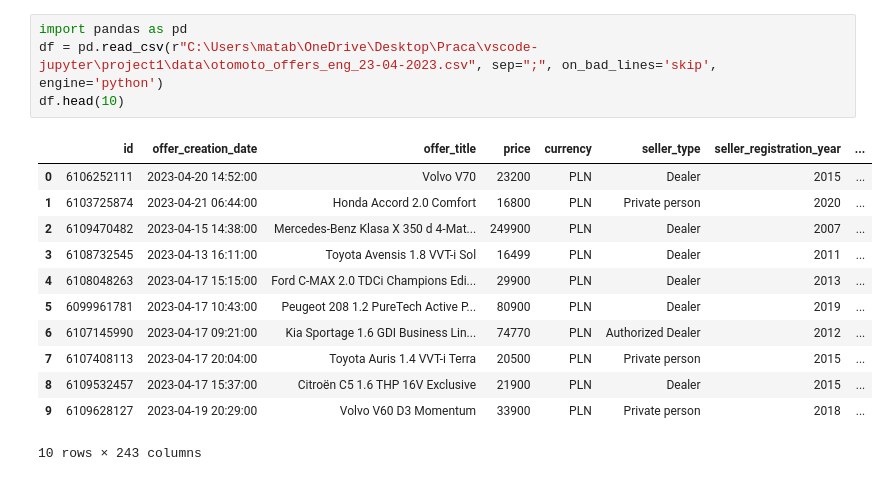
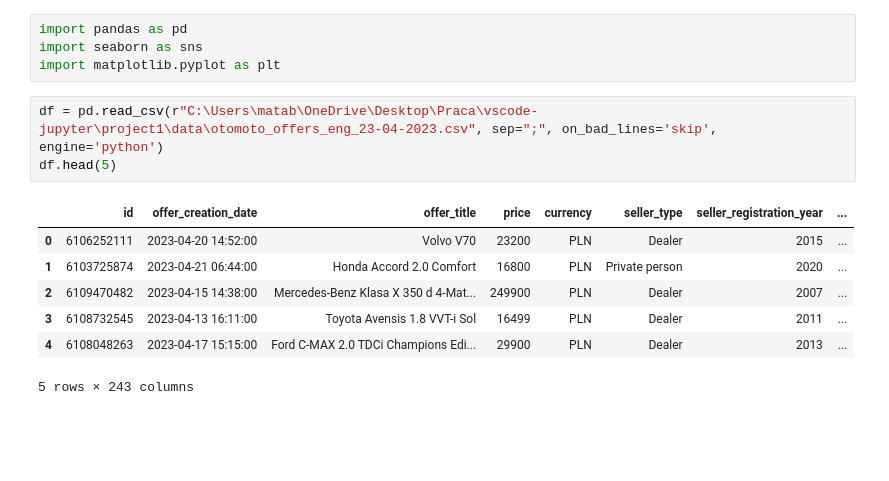
Before and after one commit to MatAbra06/otomoto-analysis, a Jupyter notebook: otomoto-analysis.ipynb, the cells around one changed output. Drawn from its saved outputs; the diff is of its cells as text; blank space fills up the shorter version.

```diff
--- a/otomoto-analysis.ipynb
+++ b/otomoto-analysis.ipynb
@@ -1,17 +1,15 @@
+# %%
+import pandas as pd
+import seaborn as sns
+import matplotlib.pyplot as plt
 # %%
-import pandas as pd
 df = pd.read_csv(r"C:\Users\matab\OneDrive\Desktop\Praca\vscode-jupyter\project1\data\otomoto_offers_eng_23-04-2023.csv", sep=";", on_bad_lines='skip', engine='python')
-df.head(10)
+df.head(5)
 # %% [output]
 |  | id | offer_creation_date | offer_title | price | currency | seller_type | seller_registration_year | ... |
 | 0 | 6106252111 | 2023-04-20 14:52:00 | Volvo V70 | 23200 | PLN | Dealer | 2015 | ... |
 | 1 | 6103725874 | 2023-04-21 06:44:00 | Honda Accord 2.0 Comfort | 16800 | PLN | Private person | 2020 | ... |
 | 2 | 6109470482 | 2023-04-15 14:38:00 | Mercedes-Benz Klasa X 350 d 4-Mat... | 249900 | PLN | Dealer | 2007 | ... |
 | 3 | 6108732545 | 2023-04-13 16:11:00 | Toyota Avensis 1.8 VVT-i Sol | 16499 | PLN | Dealer | 2011 | ... |
 | 4 | 6108048263 | 2023-04-17 15:15:00 | Ford C-MAX 2.0 TDCi Champions Edi... | 29900 | PLN | Dealer | 2013 | ... |
-| 5 | 6099961781 | 2023-04-17 10:43:00 | Peugeot 208 1.2 PureTech Active P... | 80900 | PLN | Dealer | 2019 | ... |
-| 6 | 6107145990 | 2023-04-17 09:21:00 | Kia Sportage 1.6 GDI Business Lin... | 74770 | PLN | Authorized Dealer | 2012 | ... |
-| 7 | 6107408113 | 2023-04-17 20:04:00 | Toyota Auris 1.4 VVT-i Terra | 20500 | PLN | Private person | 2015 | ... |
-| 8 | 6109532457 | 2023-04-17 15:37:00 | Citroën C5 1.6 THP 16V Exclusive | 21900 | PLN | Dealer | 2015 | ... |
-| 9 | 6109628127 | 2023-04-19 20:29:00 | Volvo V60 D3 Momentum | 33900 | PLN | Private person | 2018 | ... |
-10 rows × 243 columns
+5 rows × 243 columns
```
Also changed, not shown: parts of 10 cells of this notebook.
